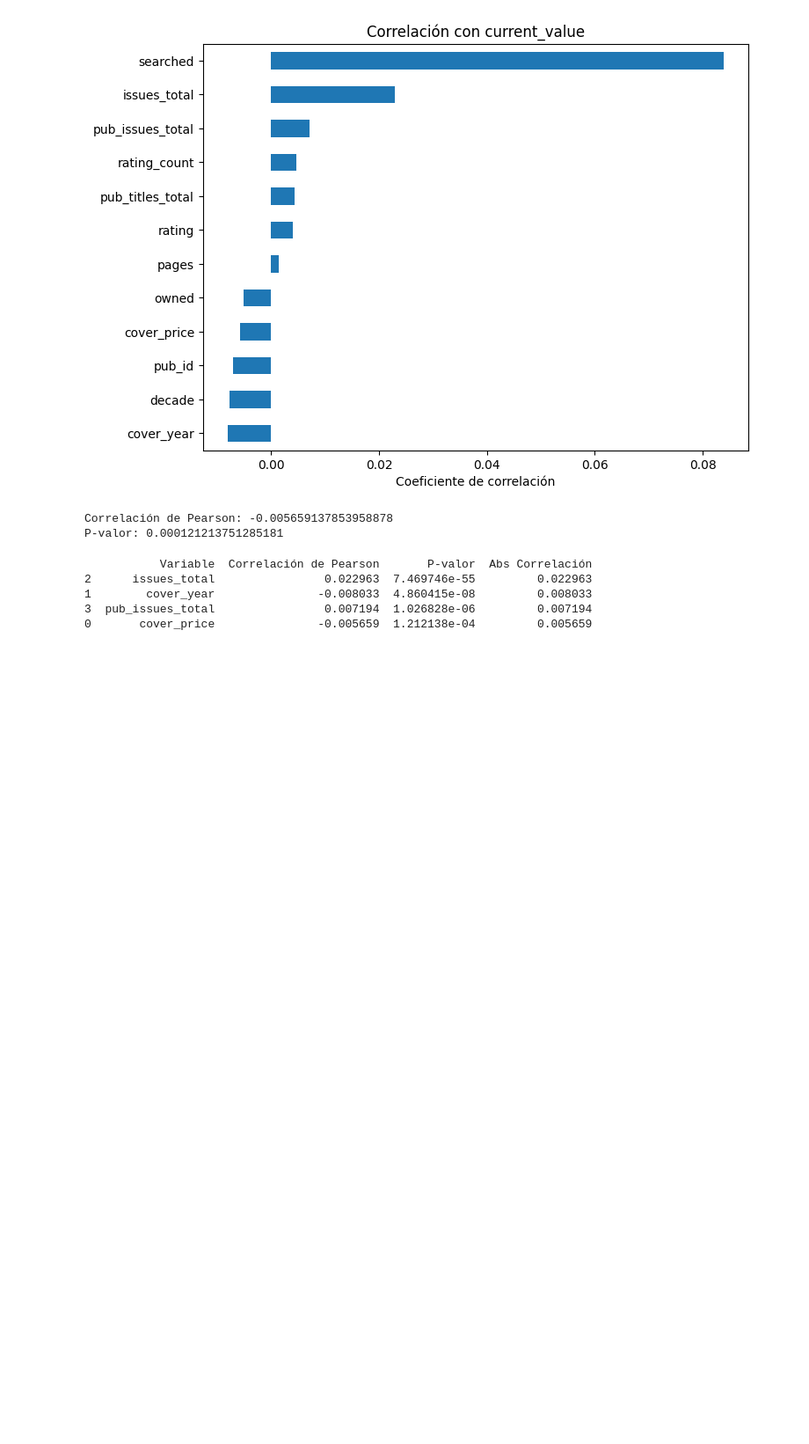
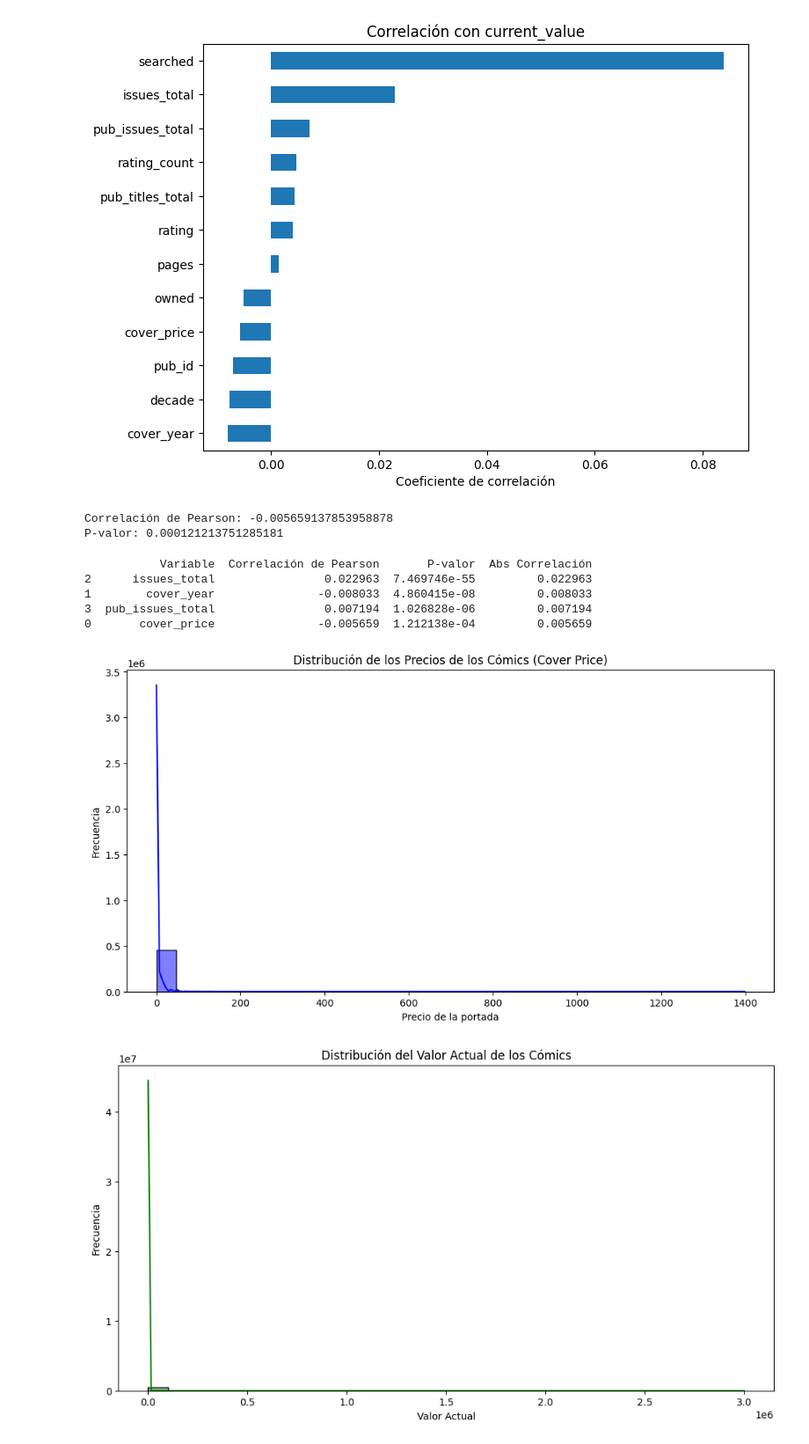
Before and after one commit to MariaJoseCamacho/repositorio_clase, a Jupyter notebook: 03_Analisis_de_Datos/src_MariaJoseCamachoCano/notebooks/eda2.ipynb, the cells around one changed output. Shown: that part at 88% size. Cells and saved outputs as stored; diff of their text form; code cells hidden in the pictures; blank space fills up the shorter version.

```diff
--- a/03_Analisis_de_Datos/src_MariaJoseCamachoCano/notebooks/eda2.ipynb
+++ b/03_Analisis_de_Datos/src_MariaJoseCamachoCano/notebooks/eda2.ipynb
@@ -333,3 +333,21 @@ print(resultados_df1)
 1        cover_year               -0.008033  4.860415e-08         0.008033
 3  pub_issues_total                0.007194  1.026828e-06         0.007194
 0       cover_price               -0.005659  1.212138e-04         0.005659
+# %%
+plt.figure(figsize=(12, 6))
+sns.histplot(df1['cover_price'], kde=True, color='blue', bins=30)
+plt.title('Distribución de los Precios de los Cómics (Cover Price)')
+plt.xlabel('Precio de la portada')
+plt.ylabel('Frecuencia')
+plt.show()
+
+# Histograma para current_value
+plt.figure(figsize=(12, 6))
+sns.histplot(df1['current_value'], kde=True, color='green', bins=30)
+plt.title('Distribución del Valor Actual de los Cómics')
+plt.xlabel('Valor Actual')
+plt.ylabel('Frecuencia')
+plt.show()
+# %% [output]
+[figure, added]
+[figure, added]
```
Also changed, not shown: parts of 21 cells of this notebook, 1 other file.
